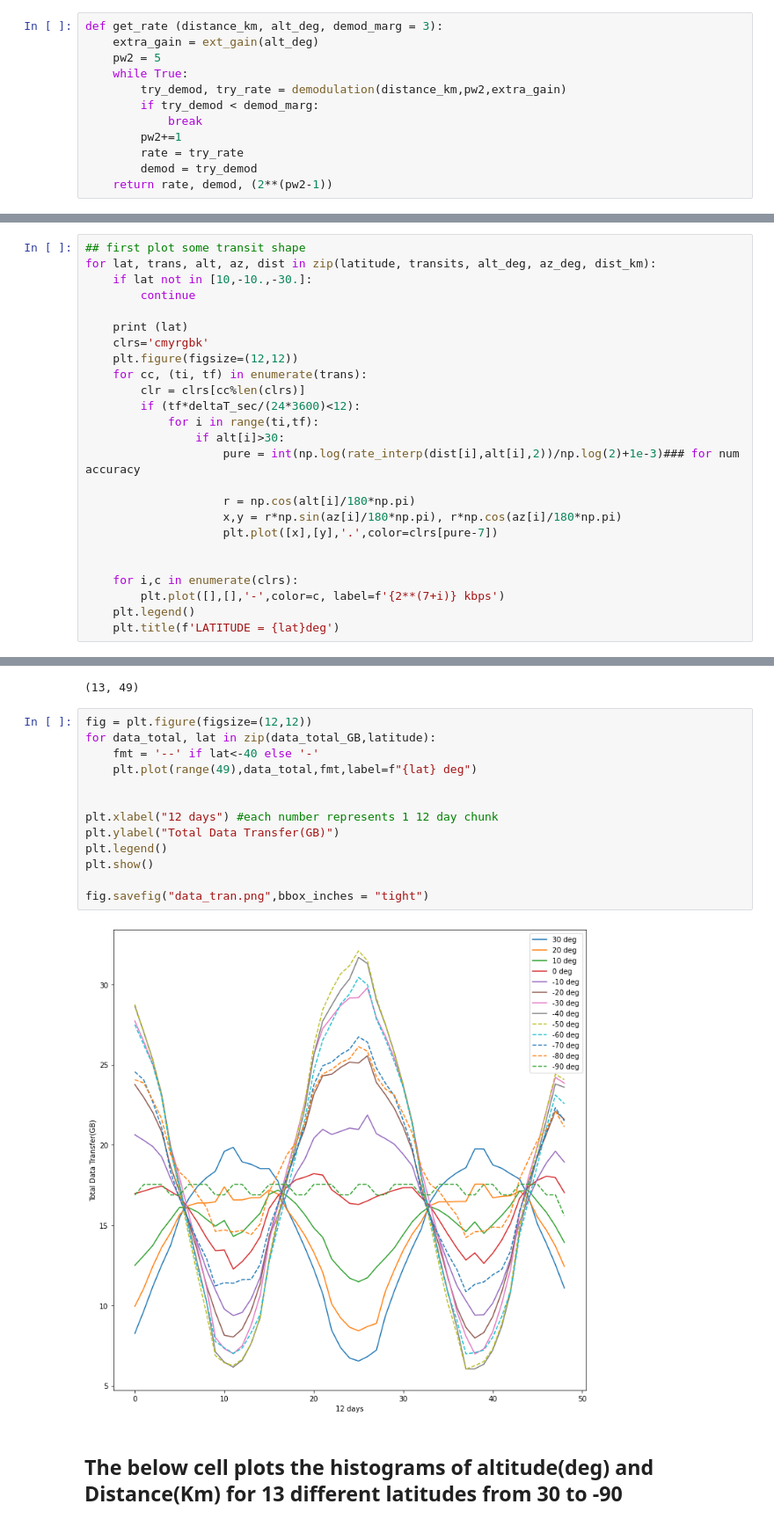
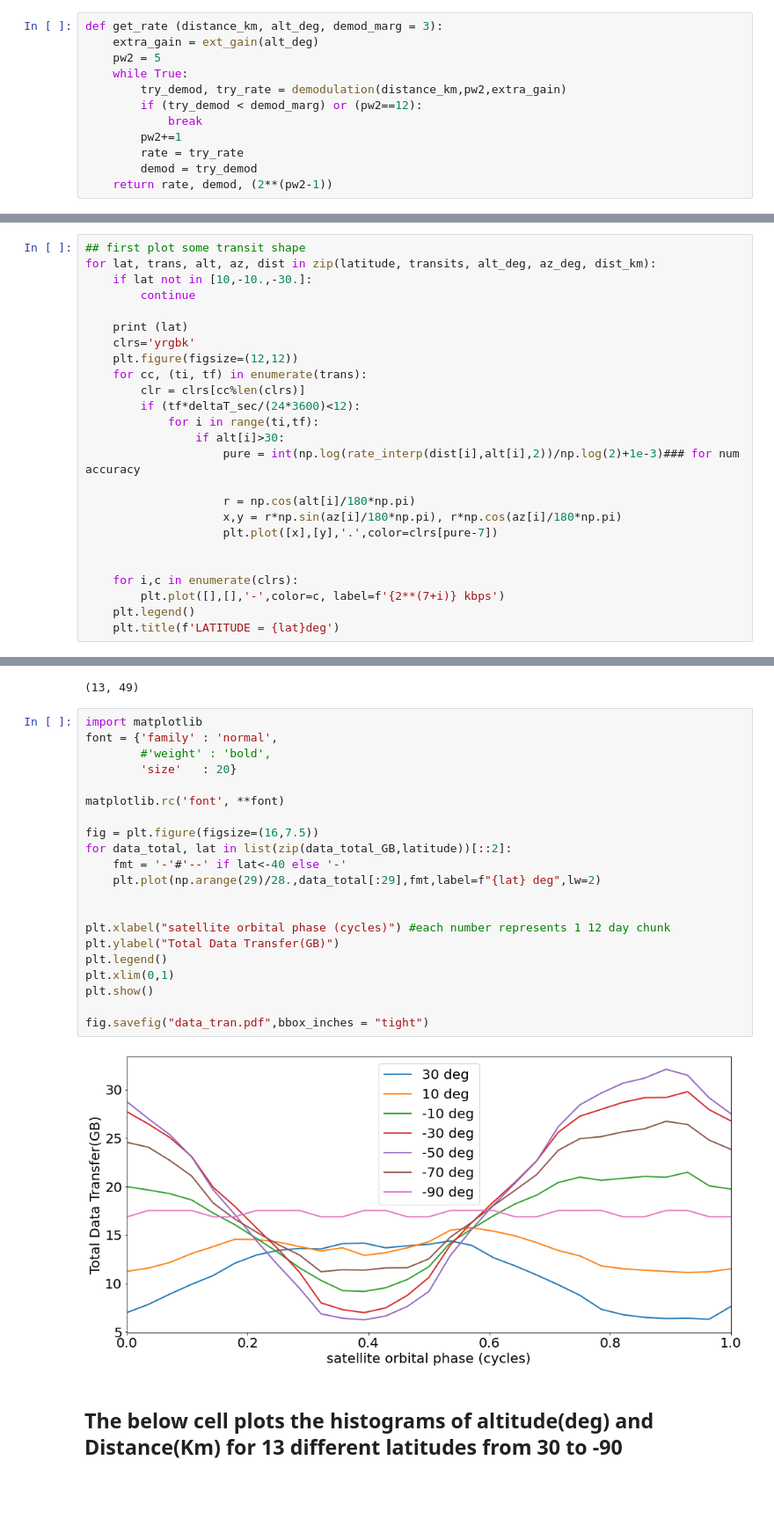
Before and after one commit to lusee-night/notebooks, a Jupyter notebook: transfer_rates/transfer_rates.ipynb, the cells around one changed output, grey strips where cells are left out. Shown at 88% size. Drawn from its saved outputs; the diff is of its cells as text; blank space fills up the shorter version.

Commit message:
imported functions into luseepy, some plotting improvements

```diff
--- a/transfer_rates/transfer_rates.ipynb
+++ b/transfer_rates/transfer_rates.ipynb
@@ -91,7 +91,7 @@ def get_rate (distance_km, alt_deg, demod_marg = 3):
     pw2 = 5
     while True:
         try_demod, try_rate = demodulation(distance_km,pw2,extra_gain)
-        if try_demod < demod_marg:
+        if (try_demod < demod_marg) or (pw2==12):
             break
         pw2+=1
         rate = try_rate
@@ -175,7 +161,7 @@ for lat, trans, alt, az, dist in zip(latitude, transits, alt_deg, az_deg, dist_k
         continue
 
     print (lat)
-    clrs='cmyrgbk'
+    clrs='yrgbk'
     plt.figure(figsize=(12,12))
     for cc, (ti, tf) in enumerate(trans):
         clr = clrs[cc%len(clrs)]
@@ -219,20 +205,28 @@ data_total_GB.shape
 # %% [output]
 (13, 49)
 # %%
-fig = plt.figure(figsize=(12,12))
-for data_total, lat in zip(data_total_GB,latitude):
-    fmt = '--' if lat<-40 else '-'
-    plt.plot(range(49),data_total,fmt,label=f"{lat} deg")
+import matplotlib
+font = {'family' : 'normal',
+        #'weight' : 'bold',
+        'size'   : 20}
+
+matplotlib.rc('font', **font)
+
+fig = plt.figure(figsize=(16,7.5))
+for data_total, lat in list(zip(data_total_GB,latitude))[::2]:
+    fmt = '-'#'--' if lat<-40 else '-'
+    plt.plot(np.arange(29)/28.,data_total[:29],fmt,label=f"{lat} deg",lw=2)
 
 
-plt.xlabel("12 days") #each number represents 1 12 day chunk
+plt.xlabel("satellite orbital phase (cycles)") #each number represents 1 12 day chunk
 plt.ylabel("Total Data Transfer(GB)")
 plt.legend()
+plt.xlim(0,1)
 plt.show()
 
-fig.savefig("data_tran.png",bbox_inches = "tight")
+fig.savefig("data_tran.pdf",bbox_inches = "tight")
 # %% [output]
-[figure, old version]
+[figure, new version]
 # %% [markdown]
 ## The below cell plots the histograms of altitude(deg) and Distance(Km) for 13 different latitudes from 30 to -90
 # %%
```
Also changed, not shown: parts of 5 cells of this notebook, 1 other file.
